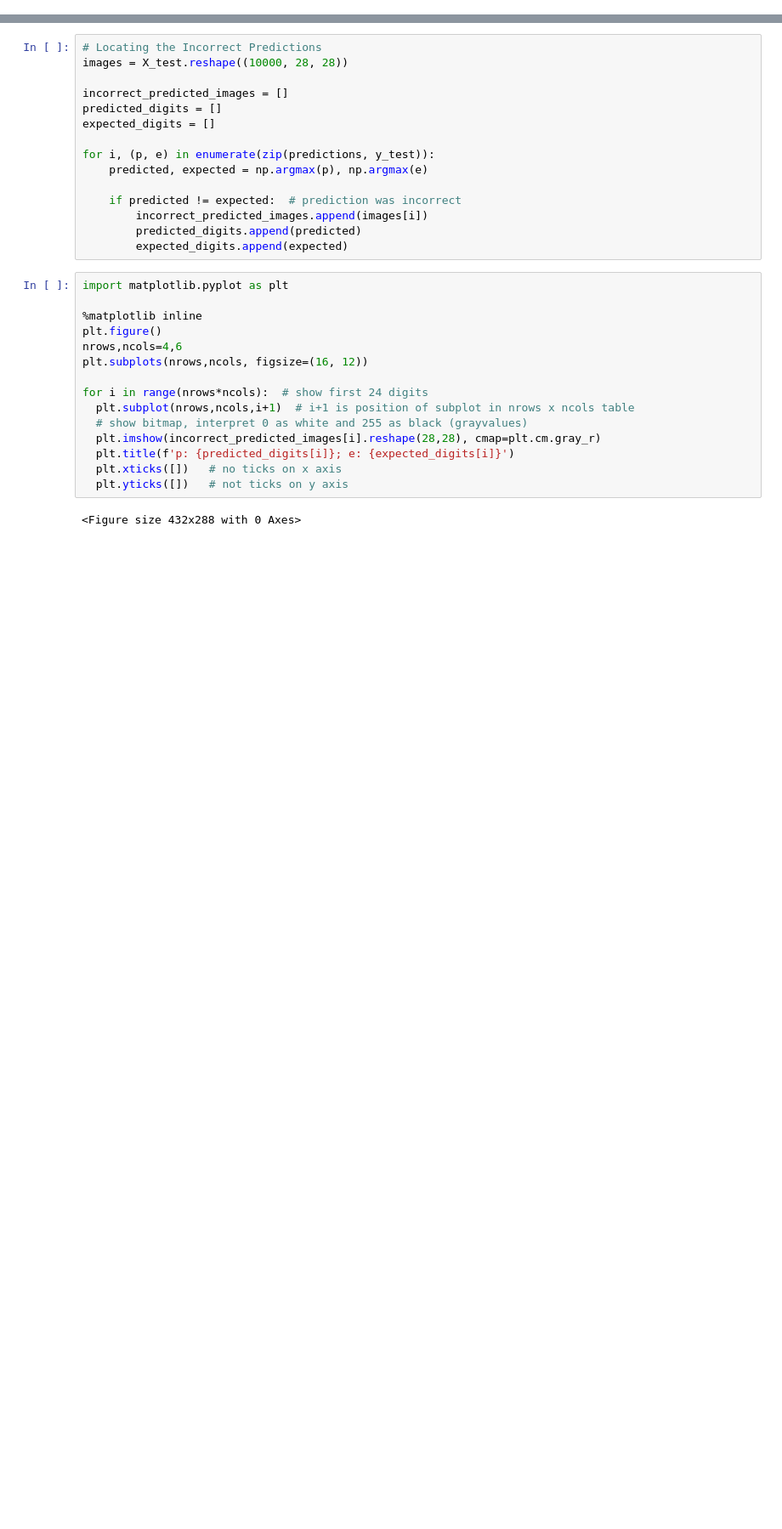
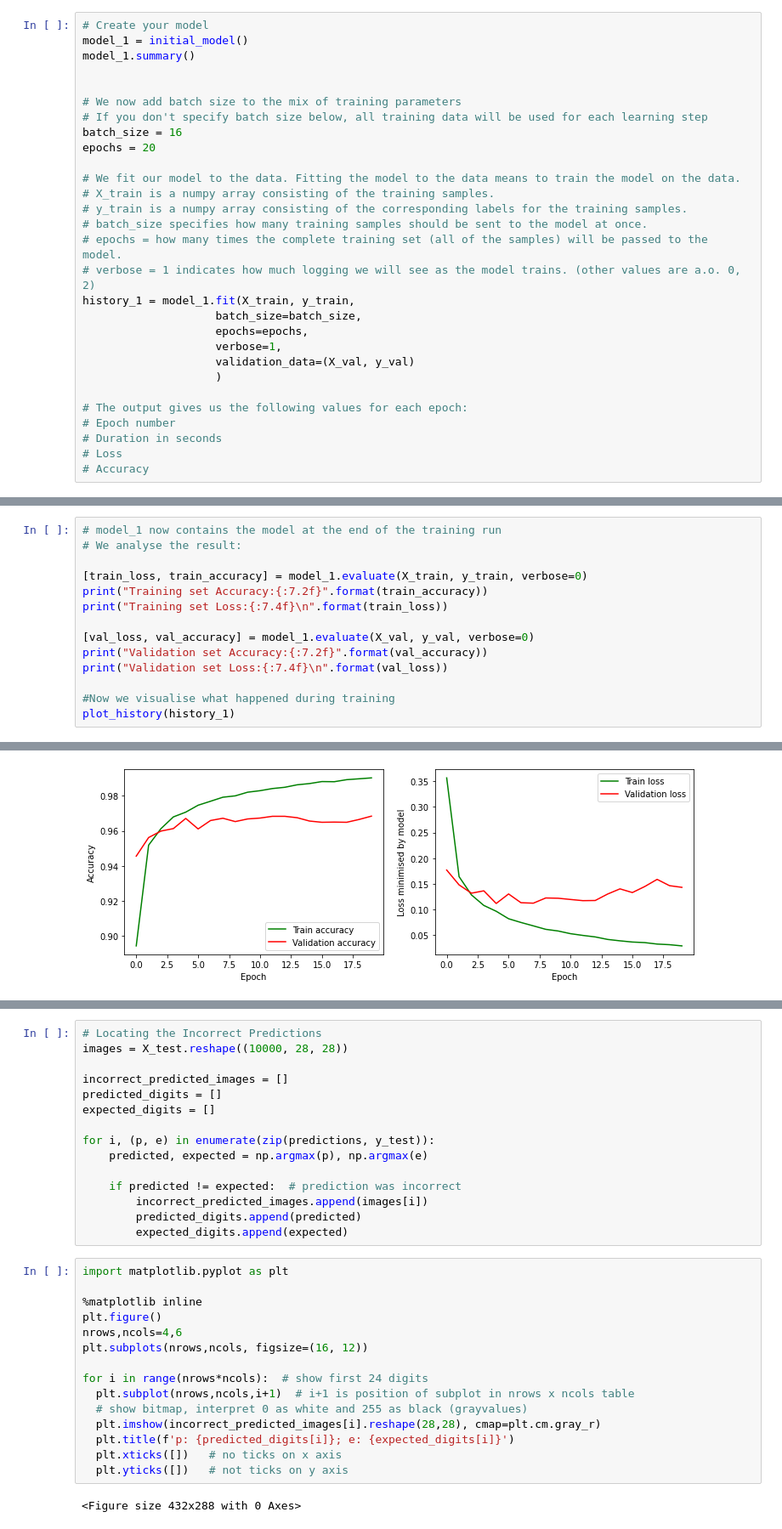
Before and after one commit to HOGENT-Databases/DB3-Workshops, a Jupyter notebook: notebooks/ANN_Digit_Recognition.ipynb, the cells around one changed output, grey strips where cells are left out. Shown at 85% size. Saved outputs shown, nothing was run; the diff lists cells and outputs as text; blank space fills up the shorter version.

```diff
--- a/notebooks/ANN_Digit_Recognition.ipynb
+++ b/notebooks/ANN_Digit_Recognition.ipynb
@@ -260,0 +204,29 @@ for index, probability in enumerate(predictions[0]):
+# %%
+# Create your model
+model_1 = initial_model()
+model_1.summary()
+
+
+# We now add batch size to the mix of training parameters
+# If you don't specify batch size below, all training data will be used for each learning step
+batch_size = 16
+epochs = 20
+
+# We fit our model to the data. Fitting the model to the data means to train the model on the data.
+# X_train is a numpy array consisting of the training samples.
+# y_train is a numpy array consisting of the corresponding labels for the training samples.
+# batch_size specifies how many training samples should be sent to the model at once.
+# epochs = how many times the complete training set (all of the samples) will be passed to the model.
+# verbose = 1 indicates how much logging we will see as the model trains. (other values are a.o. 0, 2)
+history_1 = model_1.fit(X_train, y_train,
+                    batch_size=batch_size,
+                    epochs=epochs,
+                    verbose=1,
+                    validation_data=(X_val, y_val)
+                    )
+
+# The output gives us the following values for each epoch:
+# Epoch number
+# Duration in seconds
+# Loss
+# Accuracy
@@ -260,0 +251,15 @@ for index, probability in enumerate(predictions[0]):
+# %%
+# model_1 now contains the model at the end of the training run
+# We analyse the result:
+
+[train_loss, train_accuracy] = model_1.evaluate(X_train, y_train, verbose=0)
+print("Training set Accuracy:{:7.2f}".format(train_accuracy))
+print("Training set Loss:{:7.4f}\n".format(train_loss))
+
+[val_loss, val_accuracy] = model_1.evaluate(X_val, y_val, verbose=0)
+print("Validation set Accuracy:{:7.2f}".format(val_accuracy))
+print("Validation set Loss:{:7.4f}\n".format(val_loss))
+
+#Now we visualise what happened during training
+plot_history(history_1)
+# %% [output]
@@ -260,0 +271 @@ for index, probability in enumerate(predictions[0]):
+[figure, added]
```
Also changed, not shown: parts of 45 cells of this notebook.
